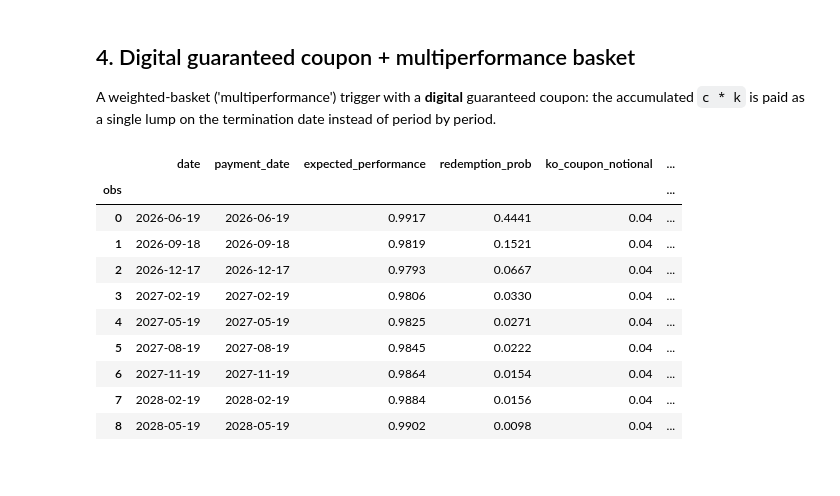
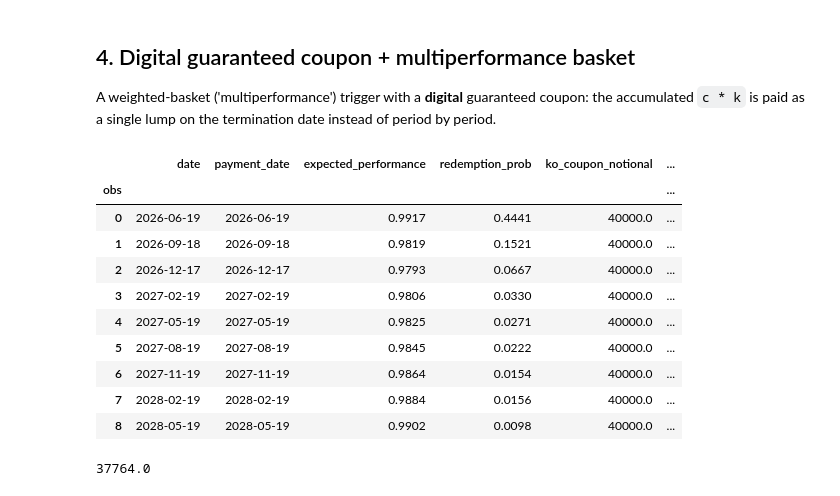
Before and after one commit to drafal2/autocall, a Jupyter notebook: notebooks/autocall_payoff_demo.ipynb, the cells around one changed output. Saved outputs shown, nothing was run; the diff lists cells and outputs as text; code cells hidden in the pictures.

```diff
--- a/notebooks/autocall_payoff_demo.ipynb
+++ b/notebooks/autocall_payoff_demo.ipynb
@@ -280,34 +317,39 @@ date instead of period by period.
 # %%
 multi_terms = AutocallTerms(
     autocall_barrier=1.00,
     redemption_type=RedemptionType.USUAL,
     basket_mode=BasketMode.MULTIPERFORMANCE,
     weights=[0.5, 0.5],
     early_redemption_rate=0.04,
     snowball=False,
     guaranteed_coupon=0.02,
-    coupon_digital=True,
+    coupon_digital=False,
     coupon_on_redemption=True,
+    notional=1_000_000.0,
 )
 multi_note = AutocallNote(
     terms=multi_terms,
     initial_fixings=initial_fixings,
     paths=paths,
     path_dates=path_dates,
     schedule=schedule,
     discount_curve=zero_curve_handle,
 )
 multi_note.price()
 multi_note.expected_cashflows().round(4)
 # %% [output]
 |  | date | payment_date | expected_performance | redemption_prob | ko_coupon_notional | ... |
 | obs |  |  |  |  |  | ... |
-| 0 | 2026-06-19 | 2026-06-19 | 0.9917 | 0.4441 | 0.04 | ... |
-| 1 | 2026-09-18 | 2026-09-18 | 0.9819 | 0.1521 | 0.04 | ... |
-| 2 | 2026-12-17 | 2026-12-17 | 0.9793 | 0.0667 | 0.04 | ... |
-| 3 | 2027-02-19 | 2027-02-19 | 0.9806 | 0.0330 | 0.04 | ... |
-| 4 | 2027-05-19 | 2027-05-19 | 0.9825 | 0.0271 | 0.04 | ... |
-| 5 | 2027-08-19 | 2027-08-19 | 0.9845 | 0.0222 | 0.04 | ... |
-| 6 | 2027-11-19 | 2027-11-19 | 0.9864 | 0.0154 | 0.04 | ... |
-| 7 | 2028-02-19 | 2028-02-19 | 0.9884 | 0.0156 | 0.04 | ... |
-| 8 | 2028-05-19 | 2028-05-19 | 0.9902 | 0.0098 | 0.04 | ... |
+| 0 | 2026-06-19 | 2026-06-19 | 0.9917 | 0.4441 | 40000.0 | ... |
+| 1 | 2026-09-18 | 2026-09-18 | 0.9819 | 0.1521 | 40000.0 | ... |
+| 2 | 2026-12-17 | 2026-12-17 | 0.9793 | 0.0667 | 40000.0 | ... |
+| 3 | 2027-02-19 | 2027-02-19 | 0.9806 | 0.0330 | 40000.0 | ... |
+| 4 | 2027-05-19 | 2027-05-19 | 0.9825 | 0.0271 | 40000.0 | ... |
+| 5 | 2027-08-19 | 2027-08-19 | 0.9845 | 0.0222 | 40000.0 | ... |
+| 6 | 2027-11-19 | 2027-11-19 | 0.9864 | 0.0154 | 40000.0 | ... |
+| 7 | 2028-02-19 | 2028-02-19 | 0.9884 | 0.0156 | 40000.0 | ... |
+| 8 | 2028-05-19 | 2028-05-19 | 0.9902 | 0.0098 | 40000.0 | ... |
+# %%
+0.4441 * 60000 + 0.5559 * 20000
+# %% [output]
+37764.0
```
Also changed, not shown: parts of 4 cells of this notebook.
